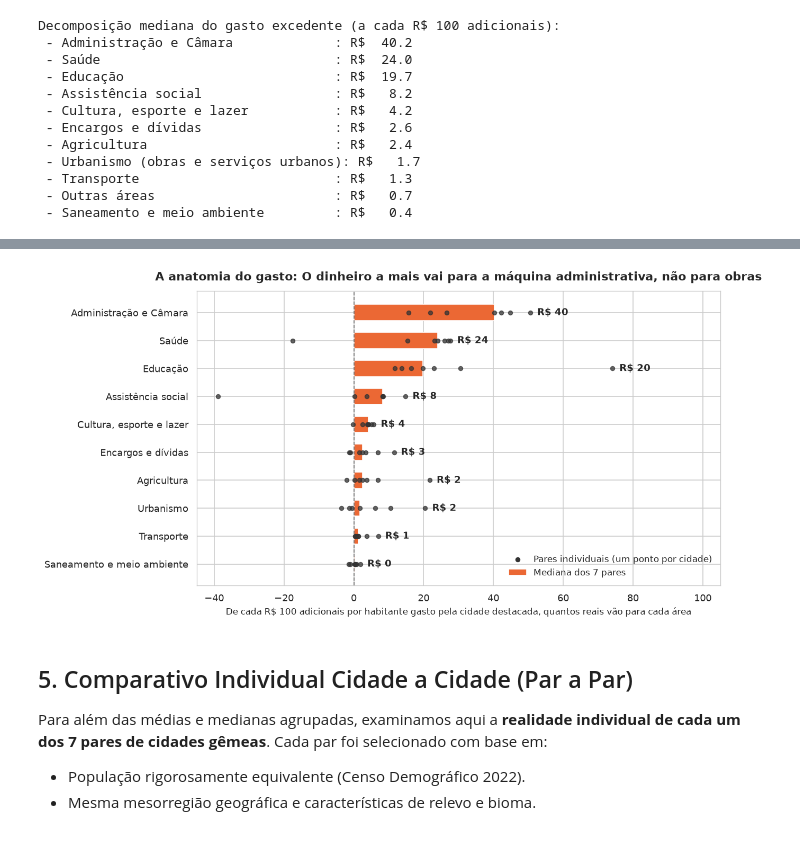
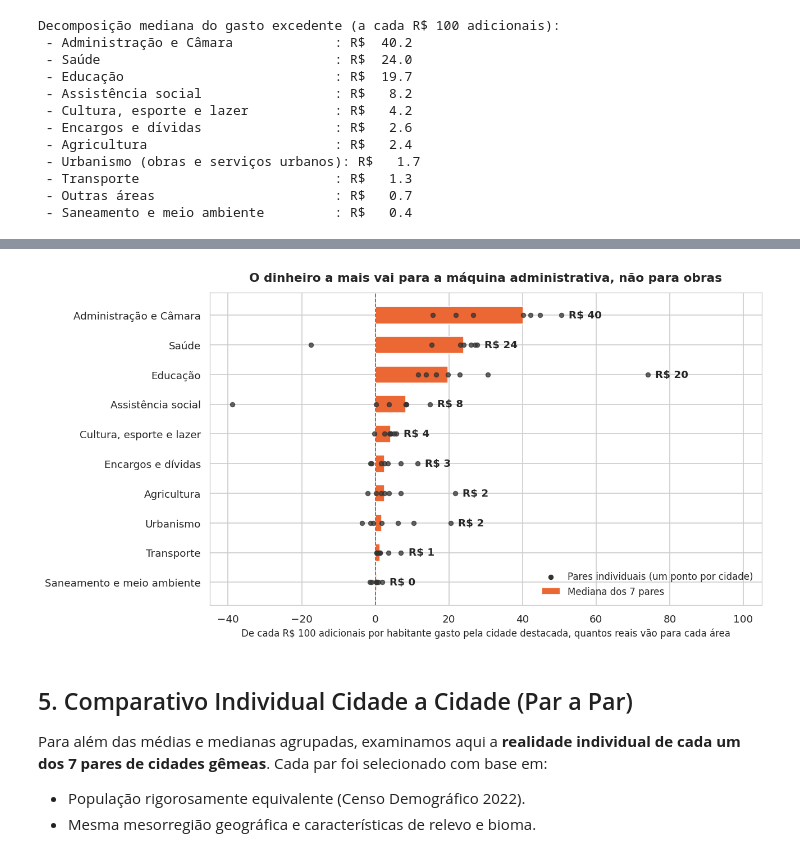
Before and after one commit to Renata-Nascimento/Projeto-U02-CD, a Jupyter notebook: resultado_final/notebooks/07_resultado_final_consolidado.ipynb, the cells around one changed output, grey strips where cells are left out. Saved outputs shown, nothing was run; the diff lists cells and outputs as text; code cells hidden in the pictures.

```diff
--- a/resultado_final/notebooks/07_resultado_final_consolidado.ipynb
+++ b/resultado_final/notebooks/07_resultado_final_consolidado.ipynb
@@ -322,36 +324,36 @@ O gráfico horizontal abaixo revela a grande conclusão sobre a alocação dos r
 * Áreas estruturantes como **Urbanismo, Saneamento, Habitação e Meio Ambiente** recebem apenas centavos ou valores residuais.
 # %%
-# Gráfico 2: Anatomia do Gasto Excedente
+# Gráfico 2: O dinheiro a mais vai para a máquina administrativa
 ordem_plot = [
     'Administração e Câmara', 'Saúde', 'Educação', 'Assistência social',
     'Cultura, esporte e lazer', 'Encargos e dívidas', 'Agricultura',
     'Urbanismo (obras e serviços urbanos)', 'Transporte', 'Saneamento e meio ambiente'
 ]
 
 fig, ax = plt.subplots(figsize=(11, 5.8))
 y_coords = np.arange(len(ordem_plot))[::-1]
 
 ax.barh(y_coords, [mediana_areas.get(o, 0) for o in ordem_plot], color=LARANJA, height=0.58, label='Mediana dos 7 pares')
 
 for yi, o in zip(y_coords, ordem_plot):
     vals = shares[o]
     ax.scatter(vals, [yi] * len(vals), color='#333333', s=22, zorder=3, alpha=0.75)
     med_val = mediana_areas.get(o, 0)
     max_val = max(vals.max(), med_val)
     ax.text(max_val + 2, yi, f'R$ {med_val:.0f}', va='center', fontweight='bold', fontsize=11)
 
 ax.scatter([], [], color='#333333', s=22, label='Pares individuais (um ponto por cidade)')
 ax.set_yticks(y_coords)
 ax.set_yticklabels([o.replace(' (obras e serviços urbanos)', '') for o in ordem_plot], fontsize=11)
 ax.axvline(0, color='#666666', lw=1, linestyle='--')
 ax.set_xlim(-45, 105)
 ax.set_xlabel('De cada R$ 100 adicionais por habitante gasto pela cidade destacada, quantos reais vão para cada área', fontsize=10)
-ax.set_title('A anatomia do gasto: O dinheiro a mais vai para a máquina administrativa, não para obras', pad=12, fontsize=13)
+ax.set_title('O dinheiro a mais vai para a máquina administrativa, não para obras', pad=12, fontsize=13)
 ax.legend(loc='lower right', frameon=False, fontsize=10)
 plt.tight_layout()
 plt.show()
 # %% [output]
-[figure, old version]
+[figure, new version]
 # %% [markdown]
 ## 5. Comparativo Individual Cidade a Cidade (Par a Par)
 
```
Also changed, not shown: parts of 12 cells of this notebook.
